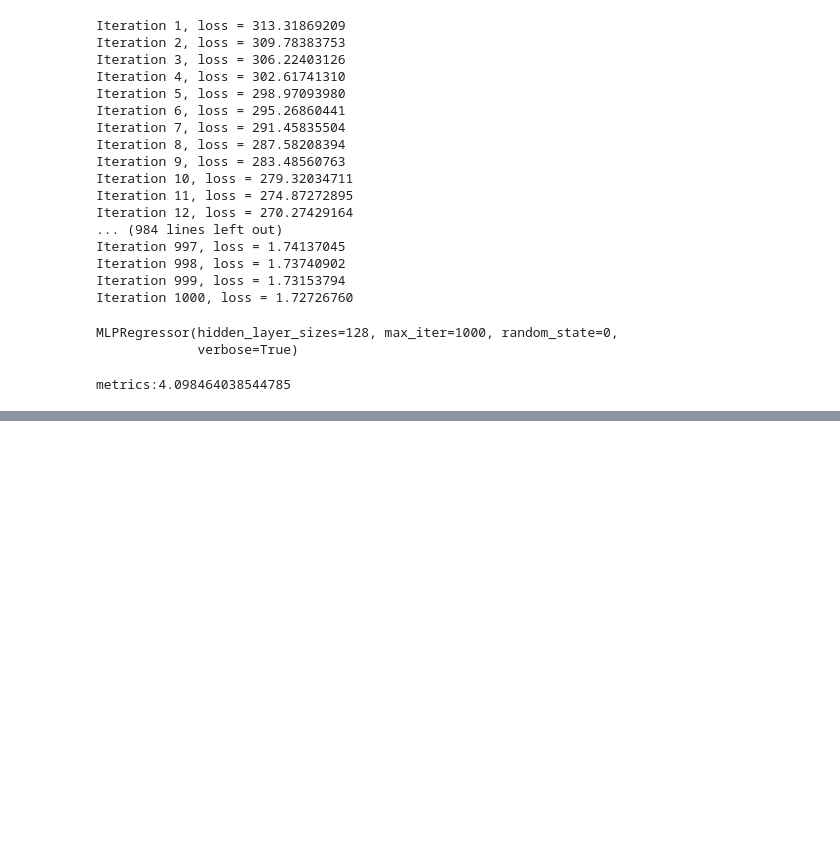
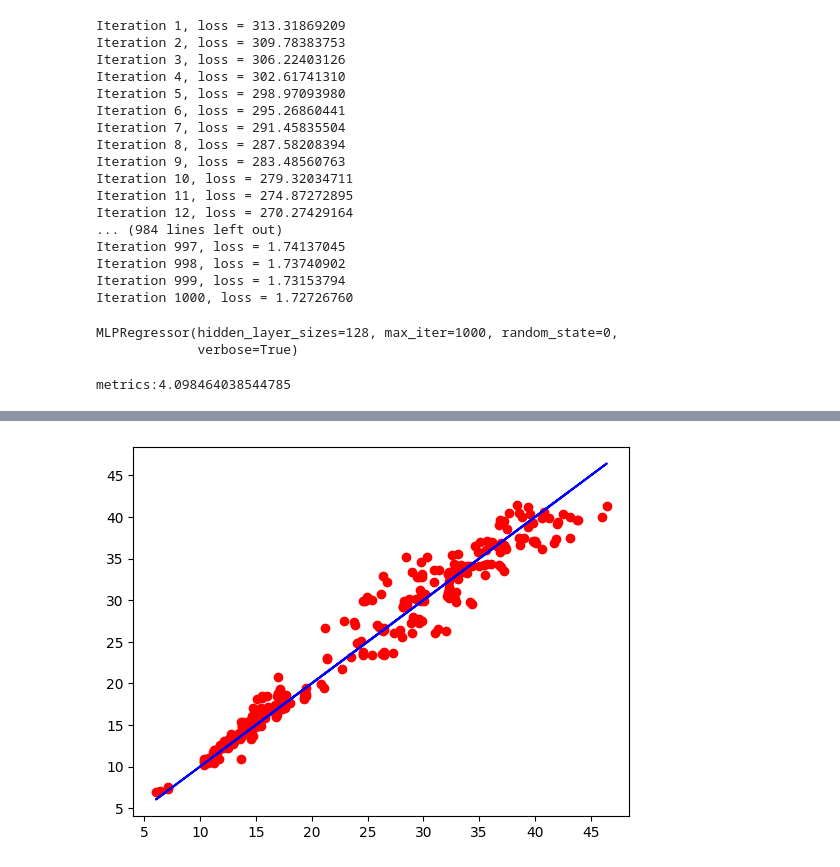
Before and after one commit to Bhav1910/energy_efficency, a Jupyter notebook: Energy_Efficency.ipynb, the cells around one changed output, grey strips where cells are left out. Drawn from its saved outputs; the diff is of its cells as text; code cells hidden in the pictures; blank space fills up the shorter version.

```diff
--- a/Energy_Efficency.ipynb
+++ b/Energy_Efficency.ipynb
@@ -89,0 +104,7 @@ Fitting 5 folds for each of 54 candidates, totalling 270 fits
+# %%
+#visuaalize the result
+plt.plot(y_test,y_pred,'ro')
+plt.plot(y_test,y_test,'b-')
+plt.show()
+# %% [output]
+[figure, added]
```
Also changed, not shown: parts of 4 cells of this notebook.
